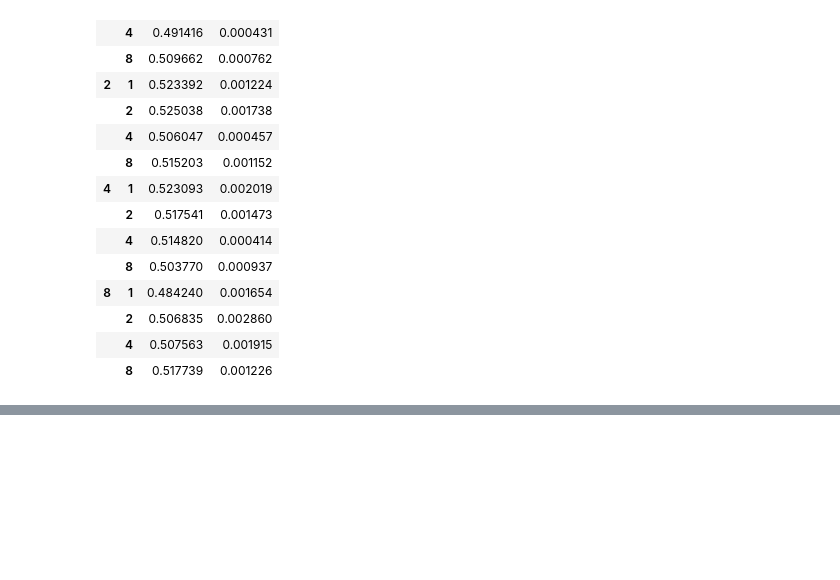
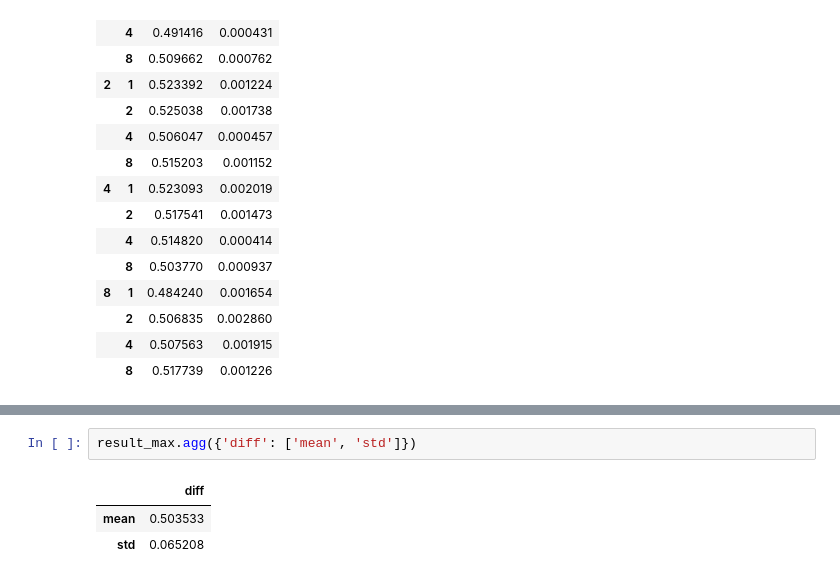
Before and after one commit to gerritjandebruin/community-embedding, a Jupyter notebook: results.ipynb, the cells around one changed output, grey strips where cells are left out. Cells and saved outputs as stored; diff of their text form; blank space fills up the shorter version.

```diff
--- a/results.ipynb
+++ b/results.ipynb
@@ -308,0 +369,6 @@ pd.DataFrame(result).groupby(['p', 'q'])['diff'].agg(['mean', 'var'])
+# %%
+result_max.agg({'diff': ['mean', 'std']})
+# %% [output]
+|  | diff |
+| mean | 0.503533 |
+| std | 0.065208 |
```
Also changed, not shown: parts of 14 cells of this notebook, 5 other files.
